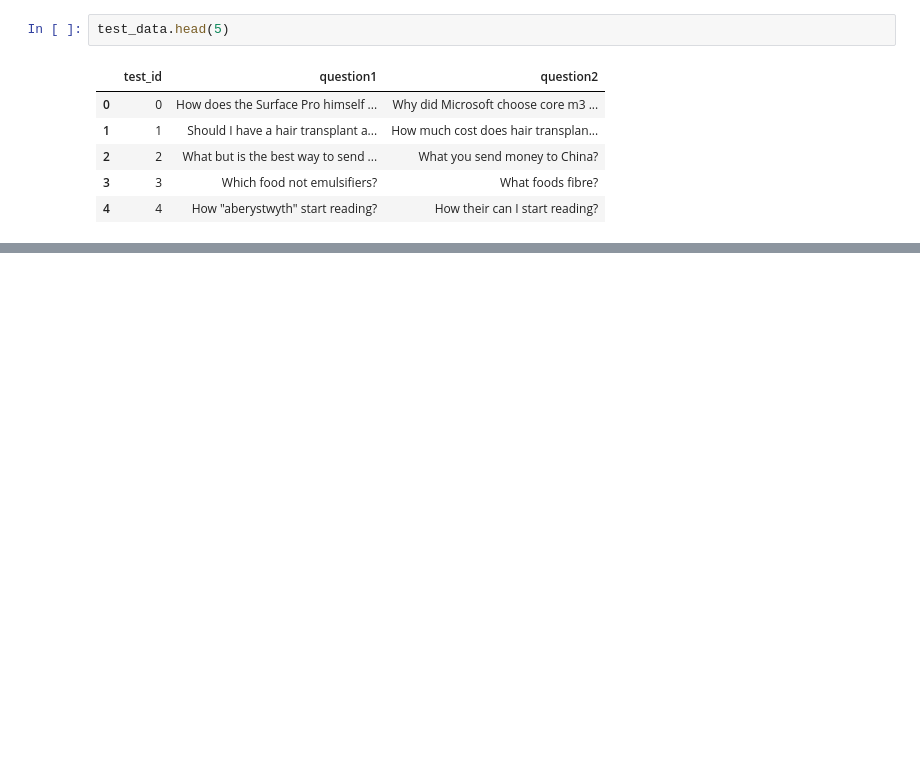
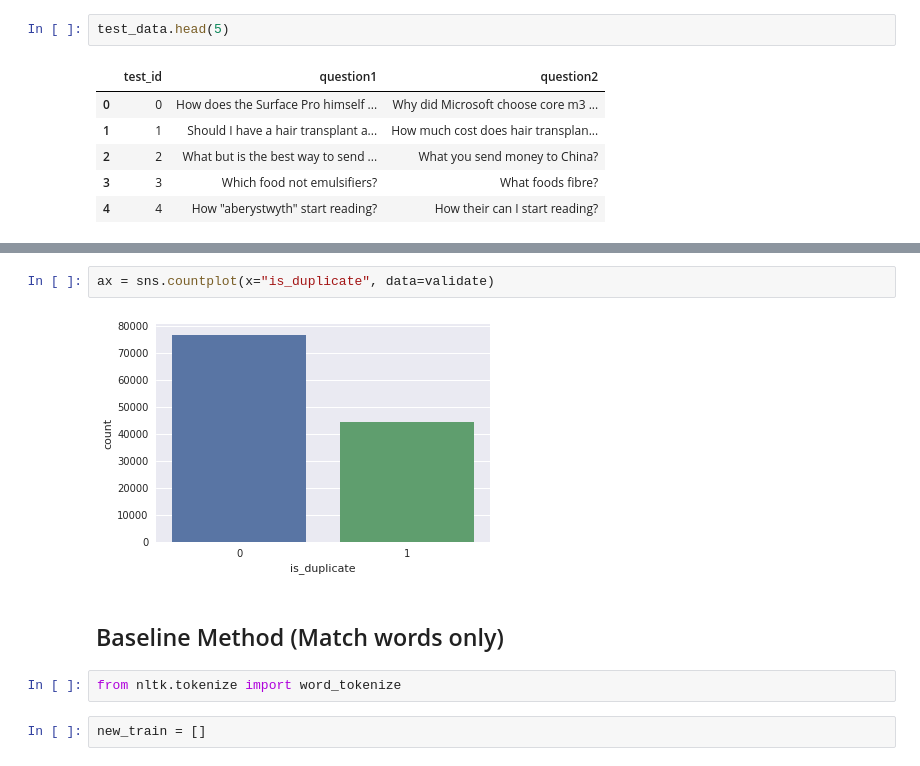
Before and after one commit to mainuddin-rony/mlproject, a Jupyter notebook: preliminary_exploration.ipynb, the cells around one changed output, grey strips where cells are left out. Cells and saved outputs as stored; diff of their text form; blank space fills up the shorter version.

```diff
--- a/preliminary_exploration.ipynb
+++ b/preliminary_exploration.ipynb
@@ -42,0 +60,10 @@ test_data.head(5)
+# %%
+ax = sns.countplot(x="is_duplicate", data=validate)
+# %% [output]
+[figure, added]
+# %% [markdown]
+## Baseline Method (Match words only)
+# %%
+from nltk.tokenize import word_tokenize
+# %%
+new_train = []
```
Also changed, not shown: parts of 17 cells of this notebook, 1 other file.
